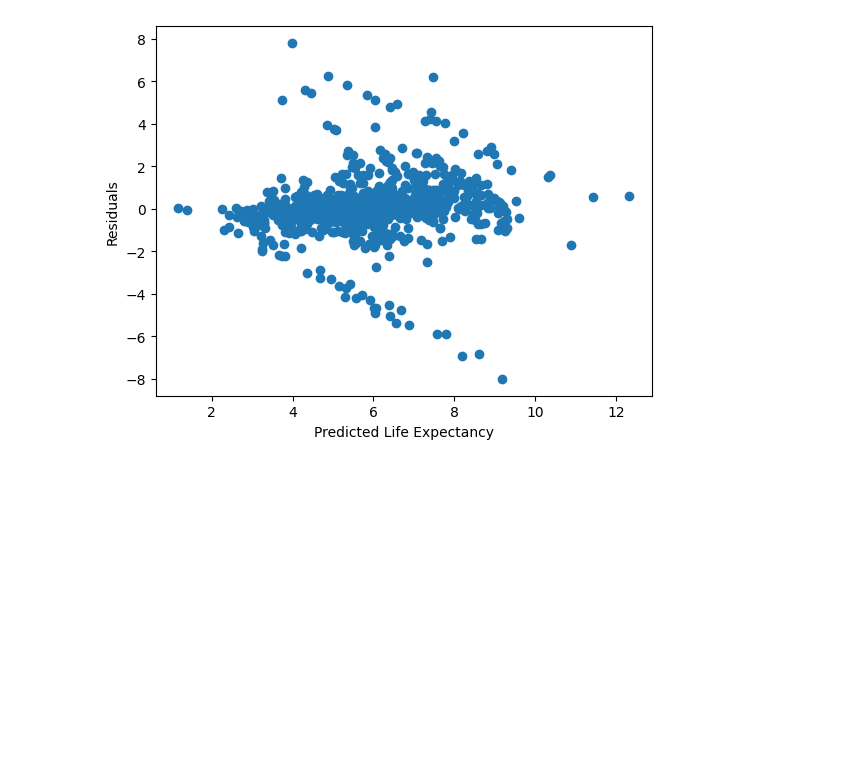
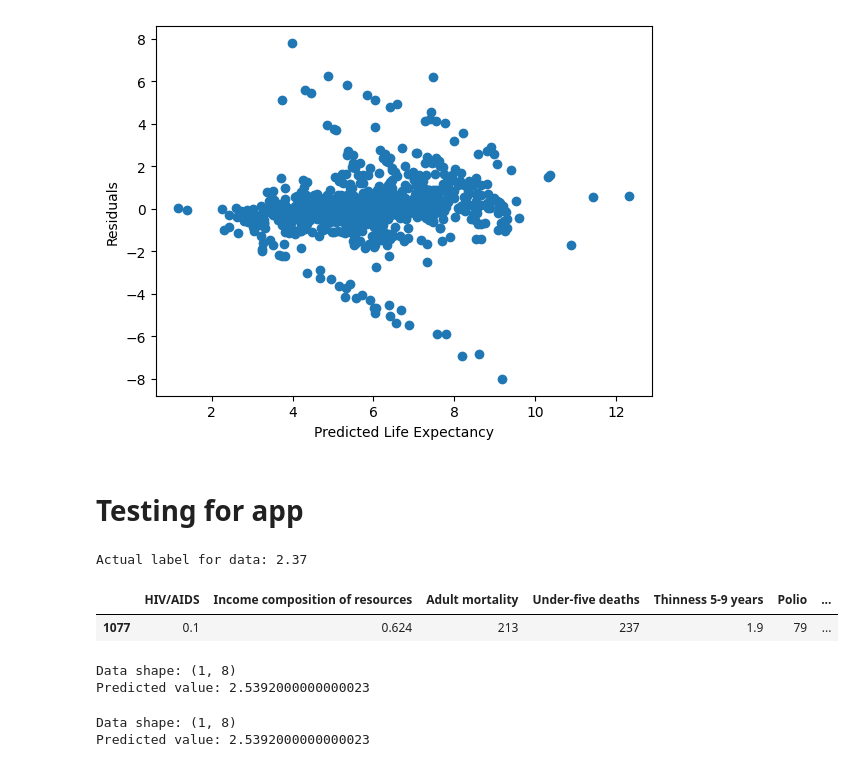
Before and after one commit to hasmasood/LifeExp-endtoend, a Jupyter notebook: Step2-MLDev.ipynb, the cells around one changed output. Cells and saved outputs as stored; diff of their text form; code cells hidden in the pictures; blank space fills up the shorter version.

Commit message:
Added testing info

```diff
--- a/Step2-MLDev.ipynb
+++ b/Step2-MLDev.ipynb
@@ -423,3 +424,76 @@ plt.ylabel('Residuals')
 # %% [output]
 Text(0, 0.5, 'Residuals')
 [figure]
+# %% [markdown]
+# Testing for app
+# %%
+#Testing with sample data
+
+print('Actual label for data:', y_train.iloc[0]['Total expenditure'])
+X_train.iloc[0:1,:].head()
+# %% [output]
+Actual label for data: 2.37
+|  | HIV/AIDS | Income composition of resources | Adult mortality | Under-five deaths | Thinness 5-9 years | Polio | ... |
+| 1077 | 0.1 | 0.624 | 213 | 237 | 1.9 | 79 | ... |
+# %%
+#Predicting with script (passing without additional header)
+scaler = scaler
+model = rfreg
+
+import json
+import numpy as np
+
+dic = {
+		"HIV/AIDS": 0.1,
+		"Income composition of resources": 0.624,
+		"Adult mortality": 213.0,
+		"Under-five deaths": 237.0,
+		"Thinness 5-9 years": 1.9,
+		"Polio": 79.0,
+		"Status_Developed": 0.0,
+		"Status_Developing": 1.0
+	}
+data_as_json=json.dumps(dic)
+data_as_json
+
+data_as_dic = json.loads(data_as_json)
+data_as_array = np.array(list(data_as_dic.values())).reshape(1,-1)
+print('Data shape:', data_as_array.shape)
+data_sc=scaler.transform(data_as_array)
+output=model.predict(data_sc)
+print('Predicted value:', output[0])
+# %% [output]
+Data shape: (1, 8)
+Predicted value: 2.5392000000000023
+# %%
+#Predicting with script (passing with additional "data"" header)
+scaler = scaler
+model = rfreg
+
+import json
+import numpy as np
+
+dic = {
+    "data":{
+		"HIV/AIDS": 0.1,
+		"Income composition of resources": 0.624,
+		"Adult mortality": 213.0,
+		"Under-five deaths": 237.0,
+		"Thinness 5-9 years": 1.9,
+		"Polio": 79.0,
+		"Status_Developed": 0.0,
+		"Status_Developing": 1.0
+	}
+}
+data_as_json=json.dumps(dic['data'])
+data_as_json
+
+data_as_dic = json.loads(data_as_json)
+data_as_array = np.array(list(data_as_dic.values())).reshape(1,-1)
+print('Data shape:', data_as_array.shape)
+data_sc=scaler.transform(data_as_array)
+output=model.predict(data_sc)
+print('Predicted value:', output[0])
+# %% [output]
+Data shape: (1, 8)
+Predicted value: 2.5392000000000023
```
Also changed, not shown: parts of 4 cells of this notebook, 2 other files.
